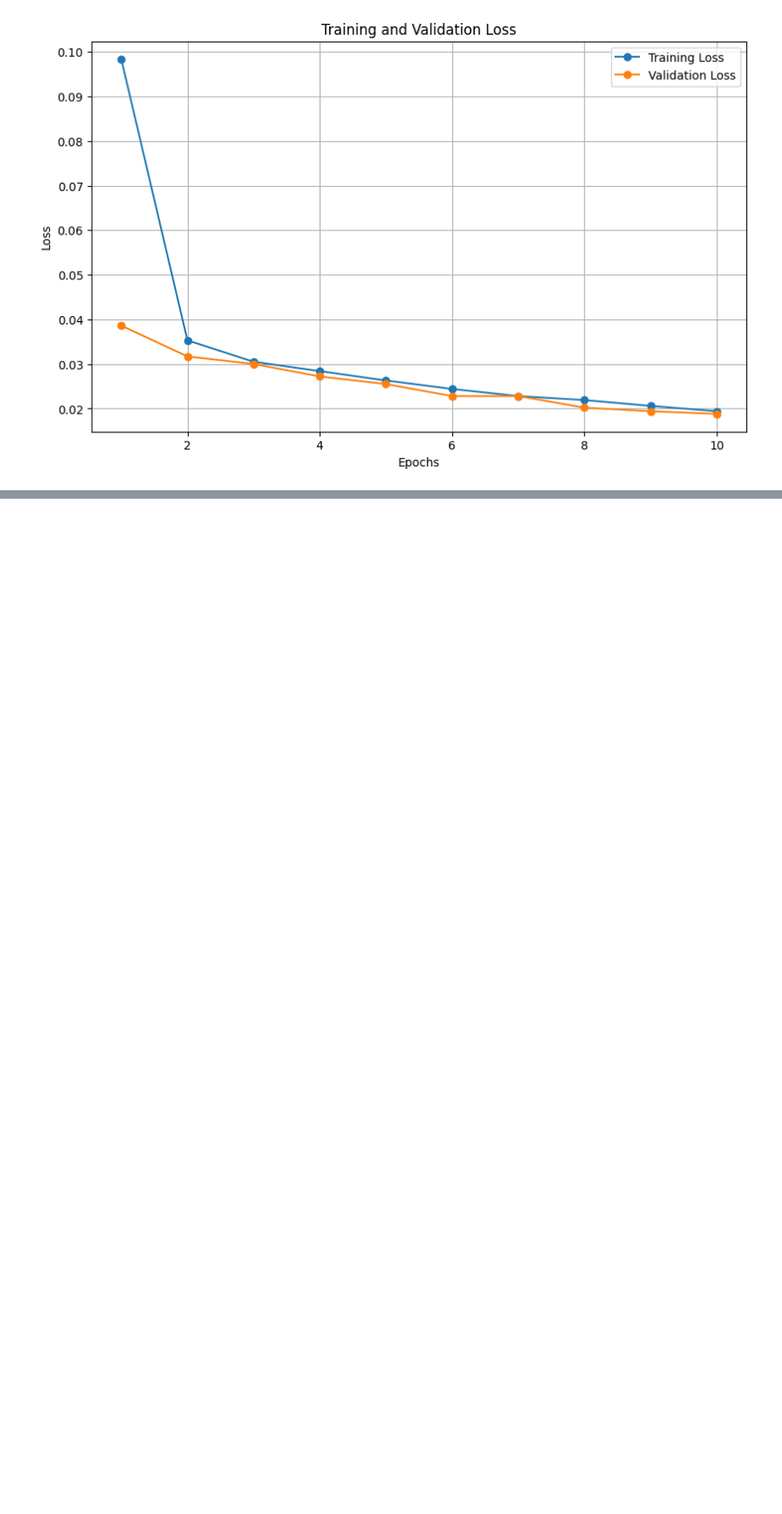
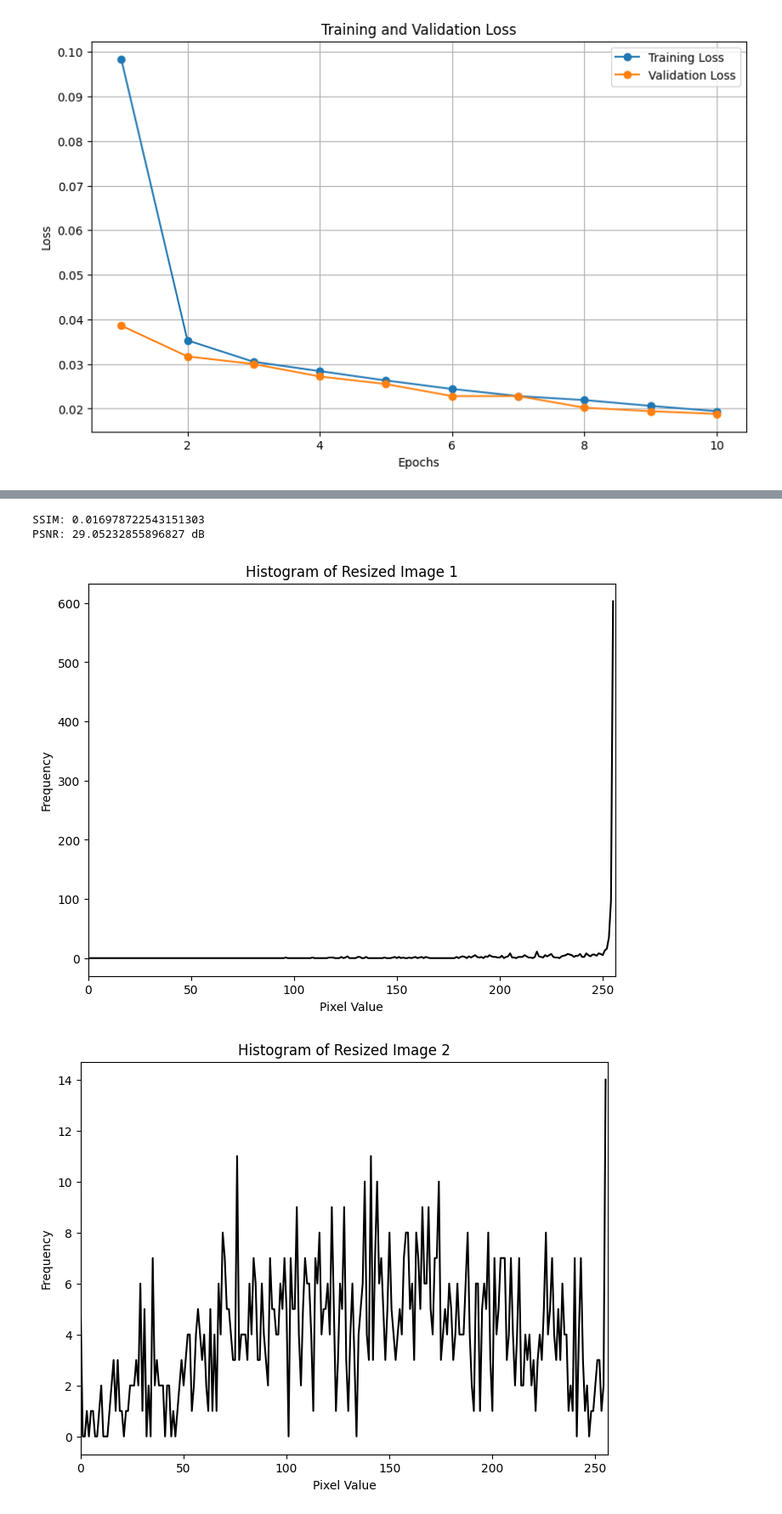
Before and after one commit to jyotisingh2712003/apna-code, a Jupyter notebook: Yet_another_copy_of_improved.ipynb, the cells around one changed output, grey strips where cells are left out. Shown at 85% size. Saved outputs shown, nothing was run; the diff lists cells and outputs as text; code cells hidden in the pictures; blank space fills up the shorter version.

```diff
--- a/Yet_another_copy_of_improved.ipynb
+++ b/Yet_another_copy_of_improved.ipynb
@@ -324,0 +410,21 @@ plt.show()
+# %%
+import cv2
+import numpy as np
+
+def compute_psnr(image1, image2):
+    """
+    Compute the Peak Signal-to-Noise Ratio (PSNR) between two images.
+
+    Parameters:
+        image1: First input image (numpy array).
+        image2: Second input image (numpy array).
+
+    Returns:
+        psnr_value: PSNR value (float).
+    """
+    mse = np.mean((image1 - image2) ** 2)
+    if mse == 0:
+        return float('inf')  # Return infinity if images are identical
+    max_pixel = 255.0  # Assuming the image is 8-bit
+    psnr_value = 20 * np.log10(max_pixel / np.sqrt(mse))
+    return psnr_value
@@ -324,0 +459,24 @@ plt.show()
+# %%
+# Load two images
+image1 = cv2.imread('/content/decrypted_image.png')  # Replace with your image path
+image2 = cv2.imread('/content/encrypted_image.png')  # Replace with your image path
+
+# Resize images to match dimensions
+image1_resized, image2_resized = resize_images_to_match(image1, image2)
+
+# Compute SSIM
+ssim_value = compute_ssim(image1_resized, image2_resized)
+print(f"SSIM: {ssim_value}")
+
+# Compute PSNR
+psnr_value = compute_psnr(image1_resized, image2_resized)
+print(f"PSNR: {psnr_value} dB")
+
+# Plot histograms
+plot_histogram(image1_resized, title="Histogram of Resized Image 1")
+plot_histogram(image2_resized, title="Histogram of Resized Image 2")
+# %% [output]
+SSIM: 0.016978722543151303
+PSNR: 29.05232855896827 dB
+[figure, added]
+[figure, added]
```
Also changed, not shown: parts of 8 cells of this notebook.
